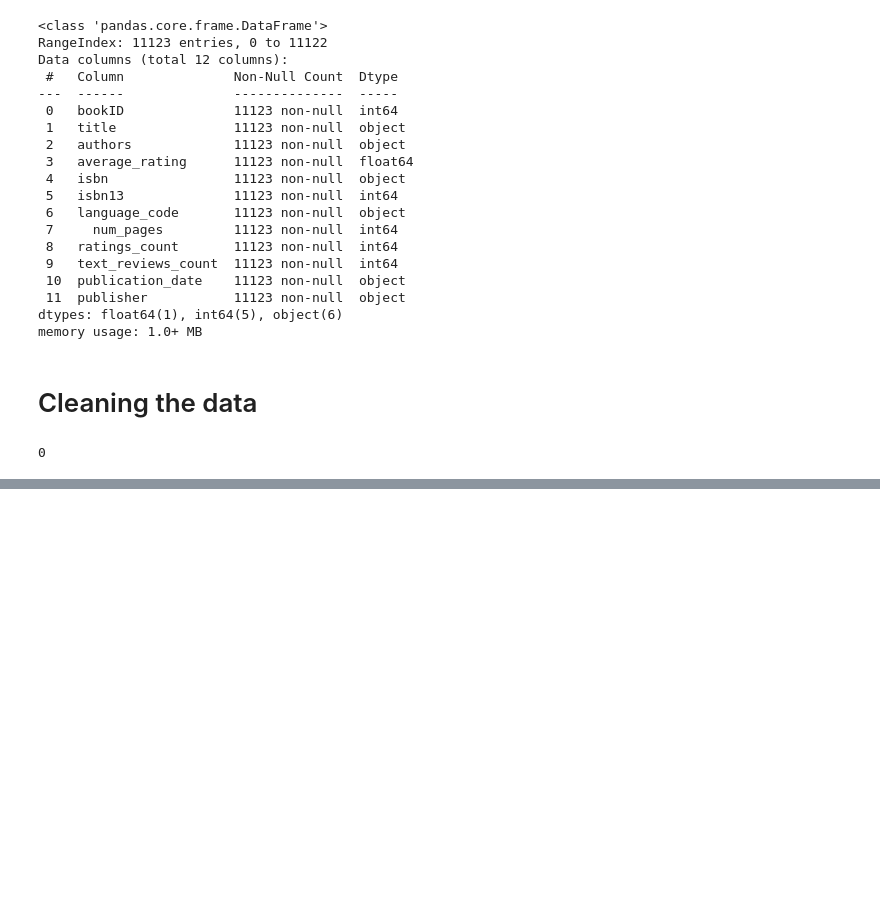
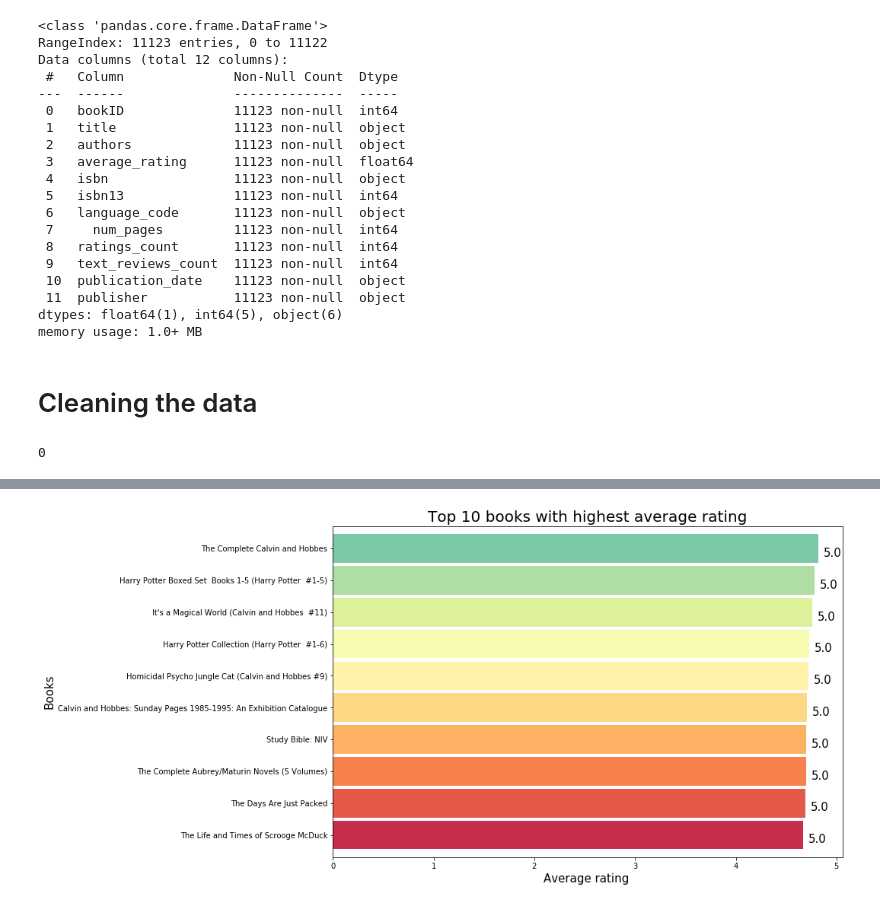
Before and after one commit to LizK/EDA---Books, a Jupyter notebook: Code/Clean/Cleaning_Code.ipynb, the cells around one changed output, grey strips where cells are left out. Cells and saved outputs as stored; diff of their text form; code cells hidden in the pictures; blank space fills up the shorter version.

```diff
--- a/Code/Clean/Cleaning_Code.ipynb
+++ b/Code/Clean/Cleaning_Code.ipynb
@@ -190,0 +215,17 @@ df.to_csv('books_ready_data.csv', index=False)
+# %%
+high_average_rating =df[df['ratings_count'] > 1000]
+high_average_rating = high_average_rating.sort_values('average_rating',ascending=False).head(10).set_index('title')
+plt.subplots(figsize=(12,8))
+ax = high_average_rating['average_rating'].sort_values().plot.barh(width=0.9,color=sns.color_palette('Spectral',12))
+ax.set_xlabel("Average rating ", fontsize=15)
+ax.set_ylabel("Books", fontsize=15)
+ax.set_title("Top 10 books with highest average rating",fontsize=20,color='black')
+totals = []
+for i in ax.patches:
+    totals.append(i.get_width())
+total = sum(totals)
+for i in ax.patches:
+    ax.text(i.get_width()+.05, i.get_y()+.2,str(round(i.get_width())), fontsize=15,color='black')
+plt.show()
+# %% [output]
+[figure, added]
```
Also changed, not shown: parts of 20 cells of this notebook, 2 other files.
